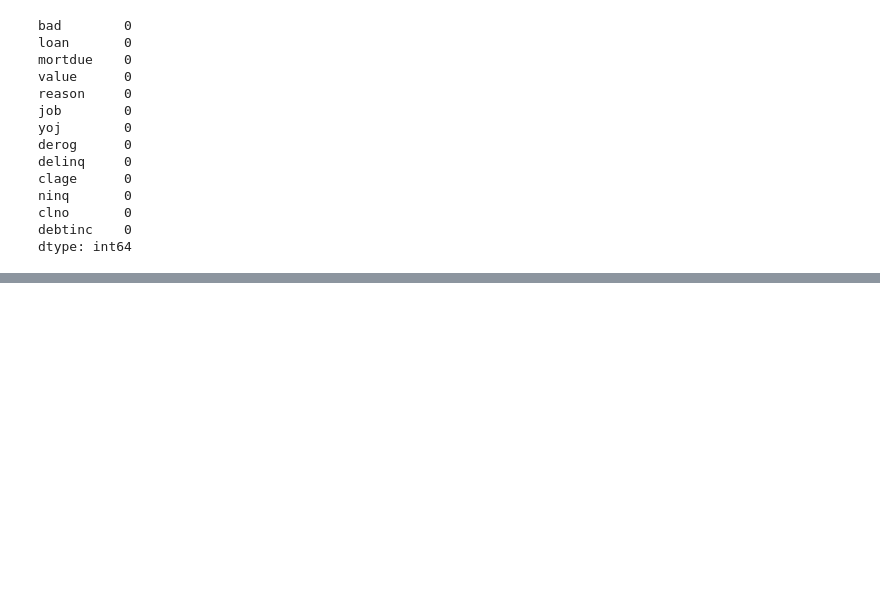
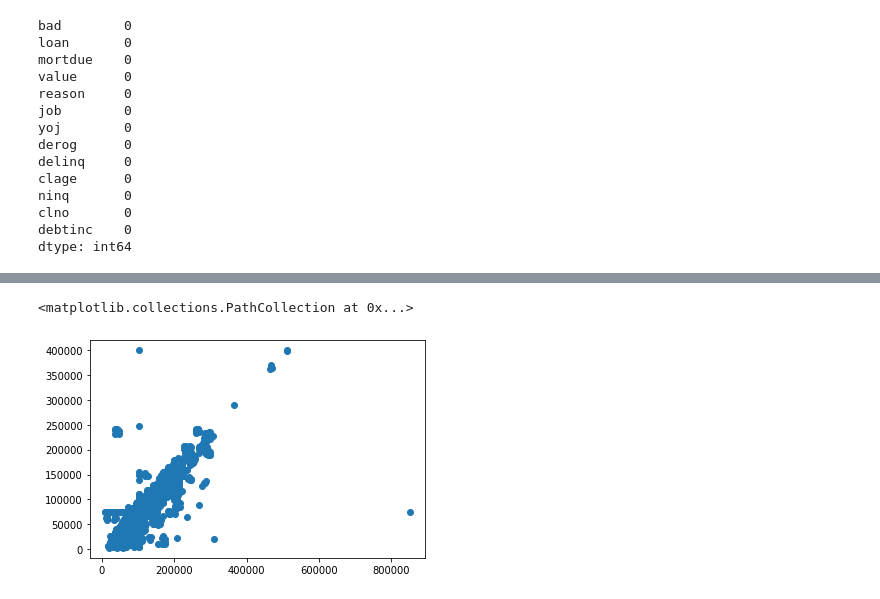
Before and after one commit to Kodluyoruz-Ankara-Veri-Bilimi/Berfin-Sarioglu, a Jupyter notebook: kodluyoruz_ödev2.ipynb, the cells around one changed output, grey strips where cells are left out. Saved outputs shown, nothing was run; the diff lists cells and outputs as text; code cells hidden in the pictures; blank space fills up the shorter version.

```diff
--- a/kodluyoruz_ödev2.ipynb
+++ b/kodluyoruz_ödev2.ipynb
@@ -471 +179,6 @@ df.corr()
+# %%
+plt.scatter(x='value' , y='mortdue' ,data=df)
+# %% [output]
+<matplotlib.collections.PathCollection at 0x...>
+[figure, added]
 # %%
```
Also changed, not shown: parts of 92 cells of this notebook.
